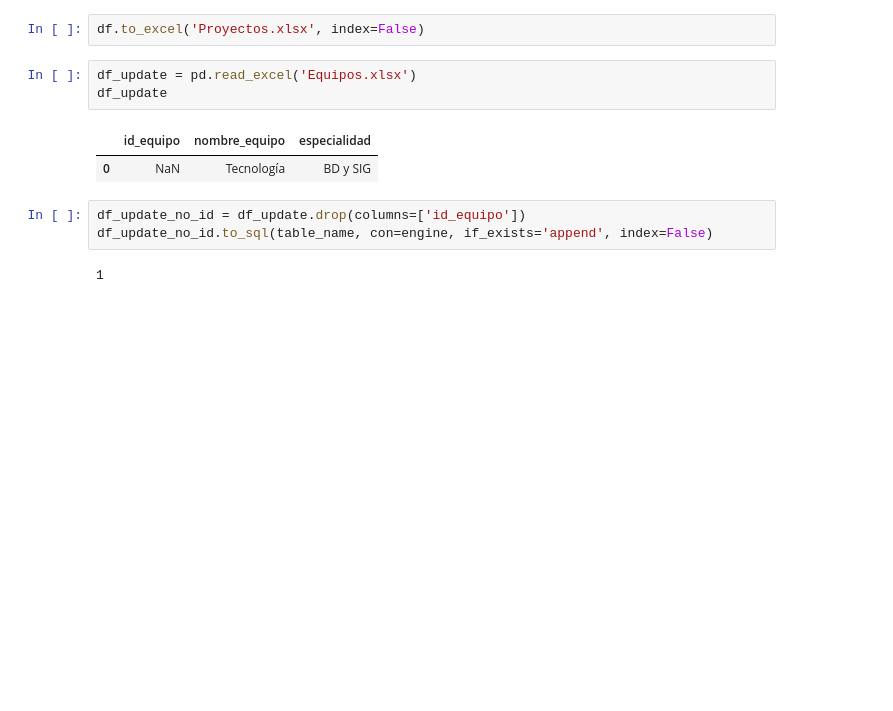
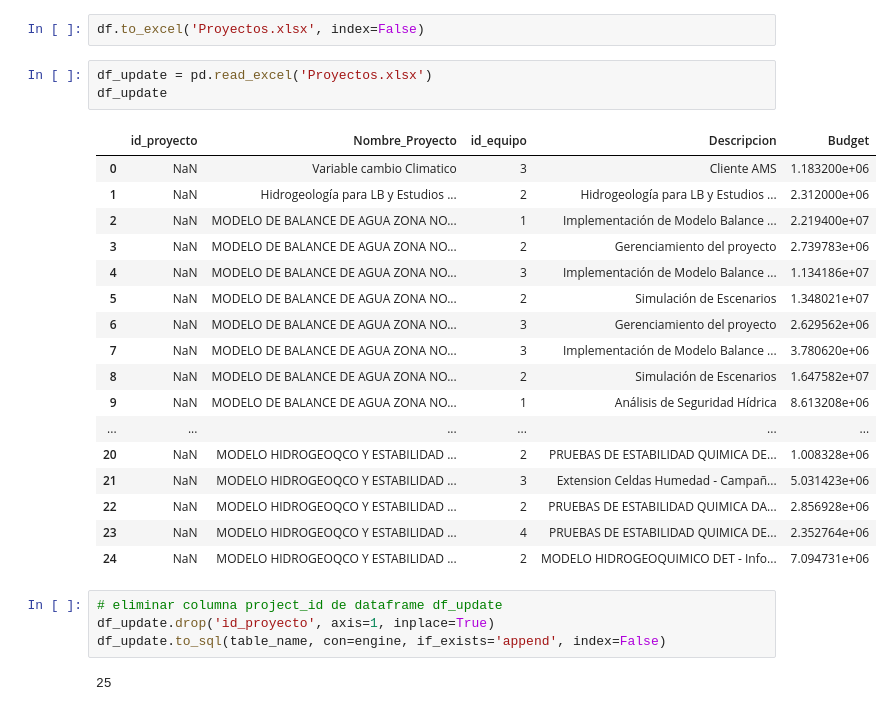
Before and after one commit to franciscoalejandro898/Tecnolog-a_Flow, a Jupyter notebook: Web-Scraping/descargaCaudales.ipynb, the cells around one changed output. Saved outputs shown, nothing was run; the diff lists cells and outputs as text; blank space fills up the shorter version.

```diff
--- a/Web-Scraping/descargaCaudales.ipynb
+++ b/Web-Scraping/descargaCaudales.ipynb
@@ -332,13 +348,29 @@ df
 # %%
 df.to_excel('Proyectos.xlsx', index=False)
 # %%
-df_update = pd.read_excel('Equipos.xlsx')
+df_update = pd.read_excel('Proyectos.xlsx')
 df_update
 # %% [output]
-|  | id_equipo | nombre_equipo | especialidad |
-| 0 | NaN | Tecnología | BD y SIG |
+|  | id_proyecto | Nombre_Proyecto | id_equipo | Descripcion | Budget |
+| 0 | NaN | Variable cambio Climatico | 3 | Cliente AMS | 1.183200e+06 |
+| 1 | NaN | Hidrogeología para LB y Estudios ... | 2 | Hidrogeología para LB y Estudios ... | 2.312000e+06 |
+| 2 | NaN | MODELO DE BALANCE DE AGUA ZONA NO... | 1 | Implementación de Modelo Balance ... | 2.219400e+07 |
+| 3 | NaN | MODELO DE BALANCE DE AGUA ZONA NO... | 2 | Gerenciamiento del proyecto | 2.739783e+06 |
+| 4 | NaN | MODELO DE BALANCE DE AGUA ZONA NO... | 3 | Implementación de Modelo Balance ... | 1.134186e+07 |
+| 5 | NaN | MODELO DE BALANCE DE AGUA ZONA NO... | 2 | Simulación de Escenarios | 1.348021e+07 |
+| 6 | NaN | MODELO DE BALANCE DE AGUA ZONA NO... | 3 | Gerenciamiento del proyecto | 2.629562e+06 |
+| 7 | NaN | MODELO DE BALANCE DE AGUA ZONA NO... | 3 | Implementación de Modelo Balance ... | 3.780620e+06 |
+| 8 | NaN | MODELO DE BALANCE DE AGUA ZONA NO... | 2 | Simulación de Escenarios | 1.647582e+07 |
+| 9 | NaN | MODELO DE BALANCE DE AGUA ZONA NO... | 1 | Análisis de Seguridad Hídrica | 8.613208e+06 |
+| ... | ... | ... | ... | ... | ... |
+| 20 | NaN | MODELO HIDROGEOQCO Y ESTABILIDAD ... | 2 | PRUEBAS DE ESTABILIDAD QUIMICA DE... | 1.008328e+06 |
+| 21 | NaN | MODELO HIDROGEOQCO Y ESTABILIDAD ... | 3 | Extension Celdas Humedad - Campañ... | 5.031423e+06 |
+| 22 | NaN | MODELO HIDROGEOQCO Y ESTABILIDAD ... | 2 | PRUEBAS DE ESTABILIDAD QUIMICA DA... | 2.856928e+06 |
+| 23 | NaN | MODELO HIDROGEOQCO Y ESTABILIDAD ... | 4 | PRUEBAS DE ESTABILIDAD QUIMICA DE... | 2.352764e+06 |
+| 24 | NaN | MODELO HIDROGEOQCO Y ESTABILIDAD ... | 2 | MODELO HIDROGEOQUIMICO DET - Info... | 7.094731e+06 |
 # %%
-df_update_no_id = df_update.drop(columns=['id_equipo'])
-df_update_no_id.to_sql(table_name, con=engine, if_exists='append', index=False)
+# eliminar columna project_id de dataframe df_update
+df_update.drop('id_proyecto', axis=1, inplace=True)
+df_update.to_sql(table_name, con=engine, if_exists='append', index=False)
 # %% [output]
-1
+25
```
Also changed, not shown: parts of 2 cells of this notebook, 3 other files.
